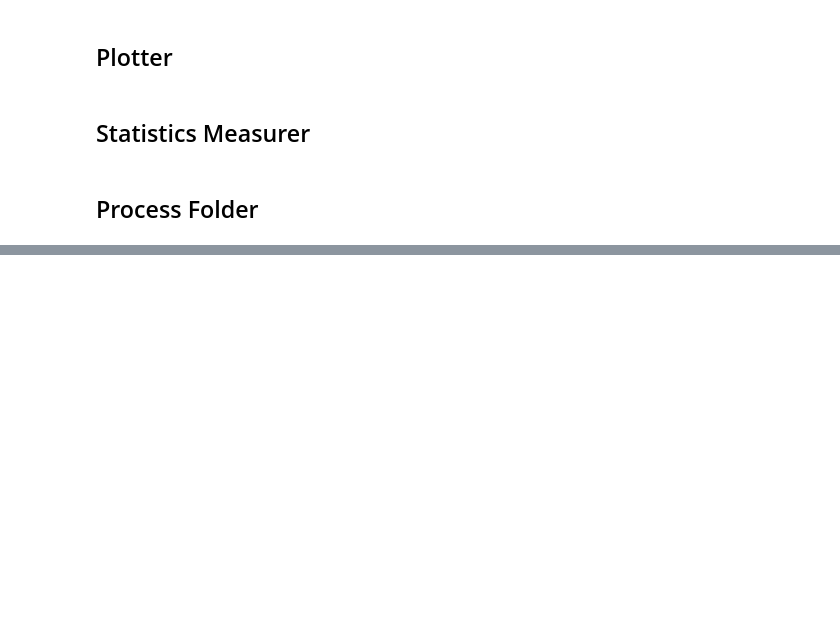
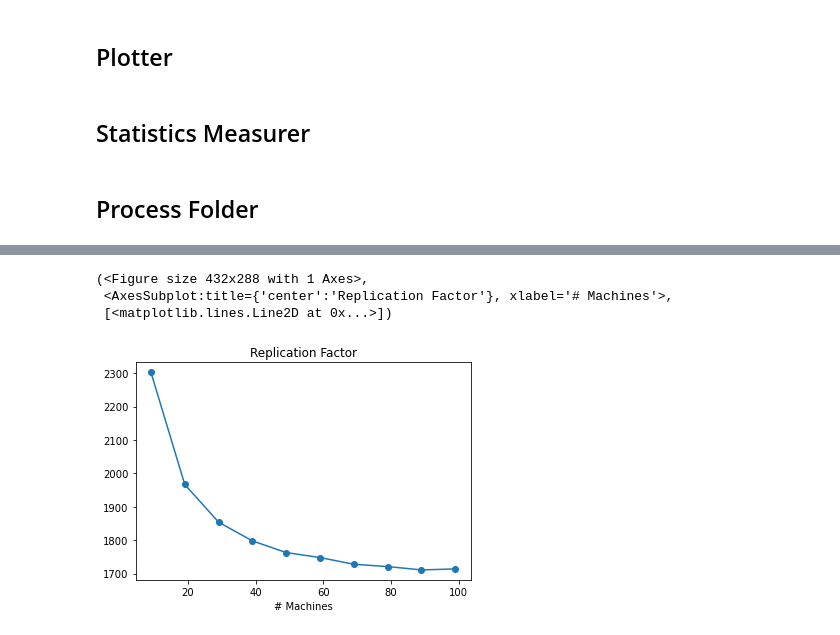
Before and after one commit to Rustam-Warwick/d3-gnn, a Jupyter notebook: helper-scripts/jupyter/Flink Metrics.ipynb, the cells around one changed output, grey strips where cells are left out. Saved outputs shown, nothing was run; the diff lists cells and outputs as text; code cells hidden in the pictures; blank space fills up the shorter version.

```diff
--- a/helper-scripts/jupyter/Flink Metrics.ipynb
+++ b/helper-scripts/jupyter/Flink Metrics.ipynb
@@ -195,0 +224,9 @@ a = MetricStatistics(entry_folder_name="../../jupyter/metrics/Streaming Metrics
+# %%
+a = MetricStatistics(entry_folder_name="../../jupyter/metrics/star_expansion_metrics/", operator_name="HDRF-1Threads", metric_name="Replication Factor").get_replication_factor()
+
+plot_aggregated_dict("Replication Factor", [a.output],["D3-GNN Streaming"], ["o"], ["-"], [None], xlabel="# Machines")
+# %% [output]
+(<Figure size 432x288 with 1 Axes>,
+ <AxesSubplot:title={'center':'Replication Factor'}, xlabel='# Machines'>,
+ [<matplotlib.lines.Line2D at 0x...>])
+[figure, added]
```
Also changed, not shown: parts of 7 cells of this notebook, 4 other files.
